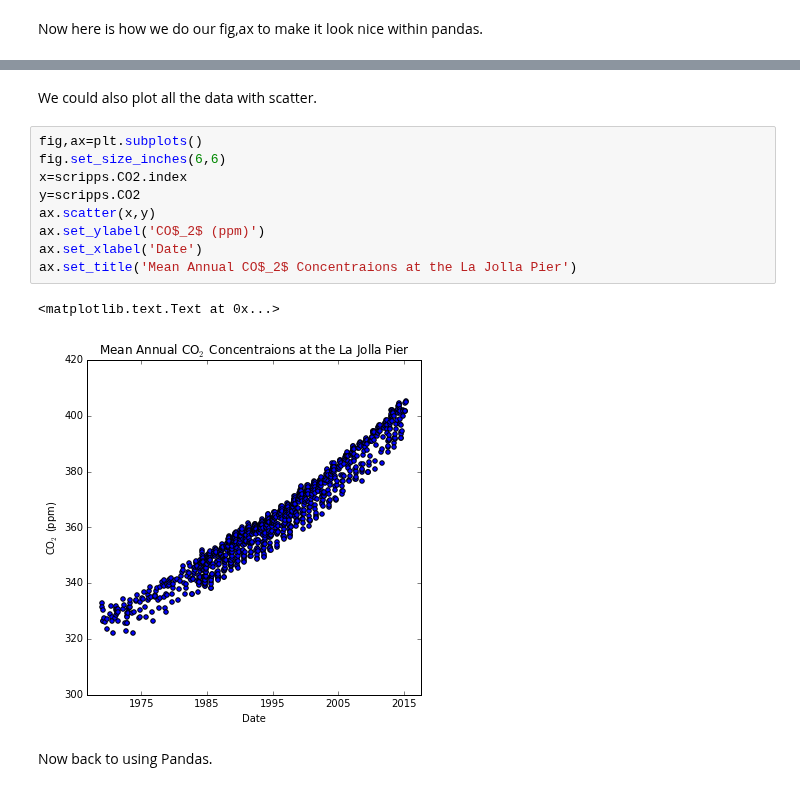
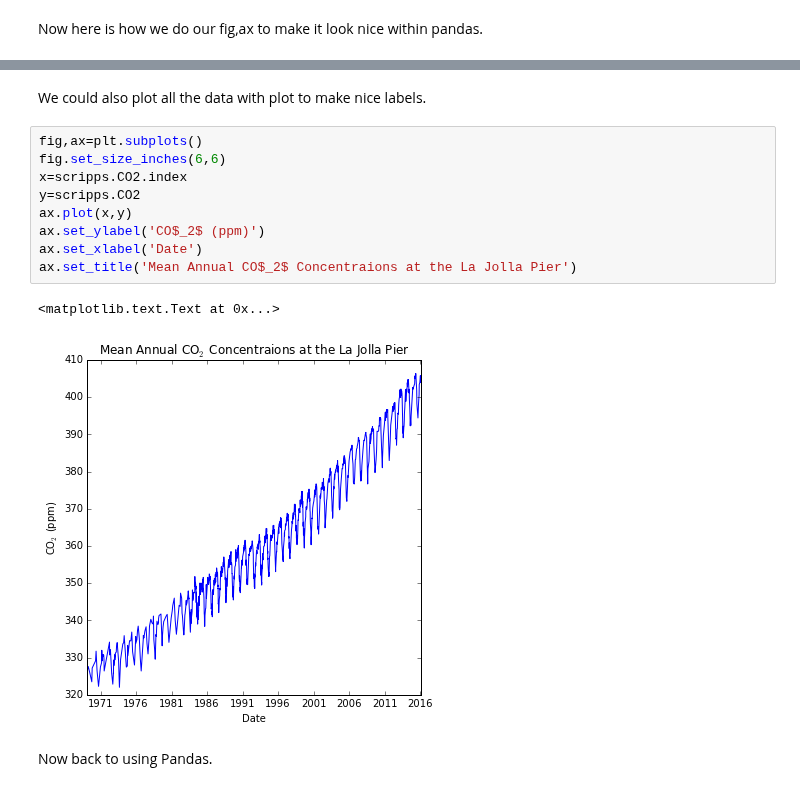
Before and after one commit to bmaillou/BigDataPython, a Jupyter notebook: pandastimeseries.ipynb, the cells around one changed output, grey strips where cells are left out. Cells and saved outputs as stored; diff of their text form.

```diff
--- a/pandastimeseries.ipynb
+++ b/pandastimeseries.ipynb
@@ -347,17 +356,17 @@ ax.set_title('Mean Annual CO$_2$ Concentraions at the La Jolla Pier')
 # %% [markdown]
-We could also plot all the data with scatter.
+We could also plot all the data with plot to make nice labels.
 # %%
 fig,ax=plt.subplots()
 fig.set_size_inches(6,6)
 x=scripps.CO2.index
 y=scripps.CO2
-ax.scatter(x,y)
+ax.plot(x,y)
 ax.set_ylabel('CO$_2$ (ppm)')
 ax.set_xlabel('Date')
 ax.set_title('Mean Annual CO$_2$ Concentraions at the La Jolla Pier')
 # %% [output]
 <matplotlib.text.Text at 0x...>
-[figure, old version]
+[figure, new version]
 # %% [markdown]
 Now back to using Pandas.
 # %% [markdown]
```
Also changed, not shown: parts of 22 cells of this notebook, 4 other files.
